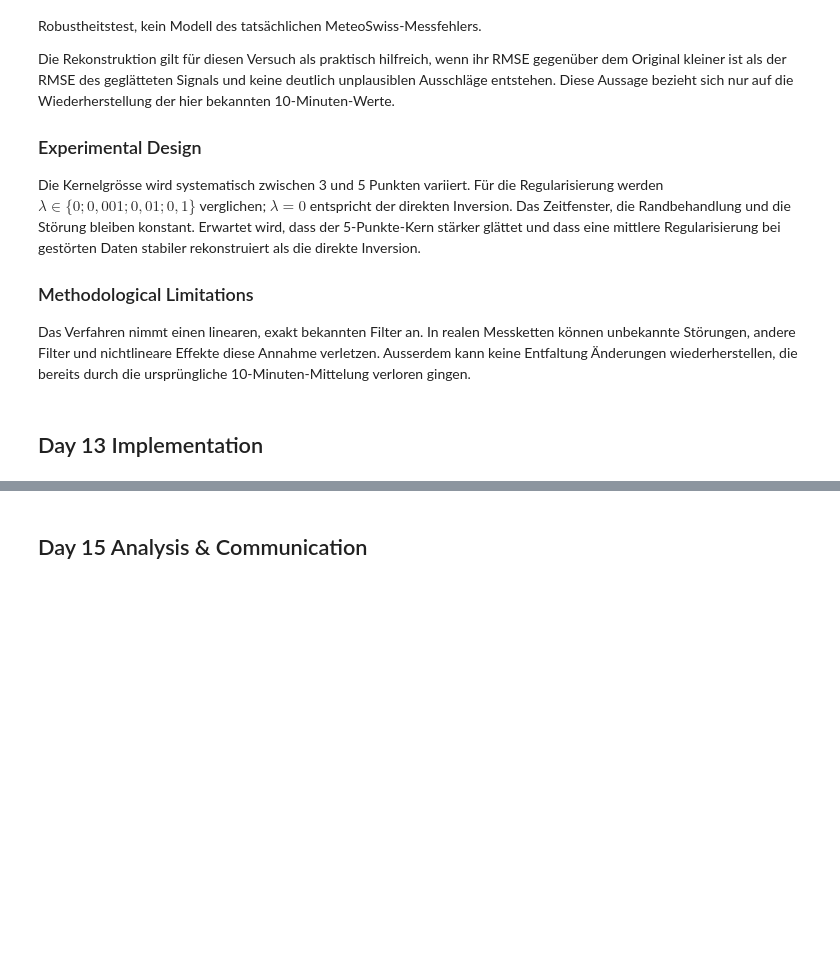
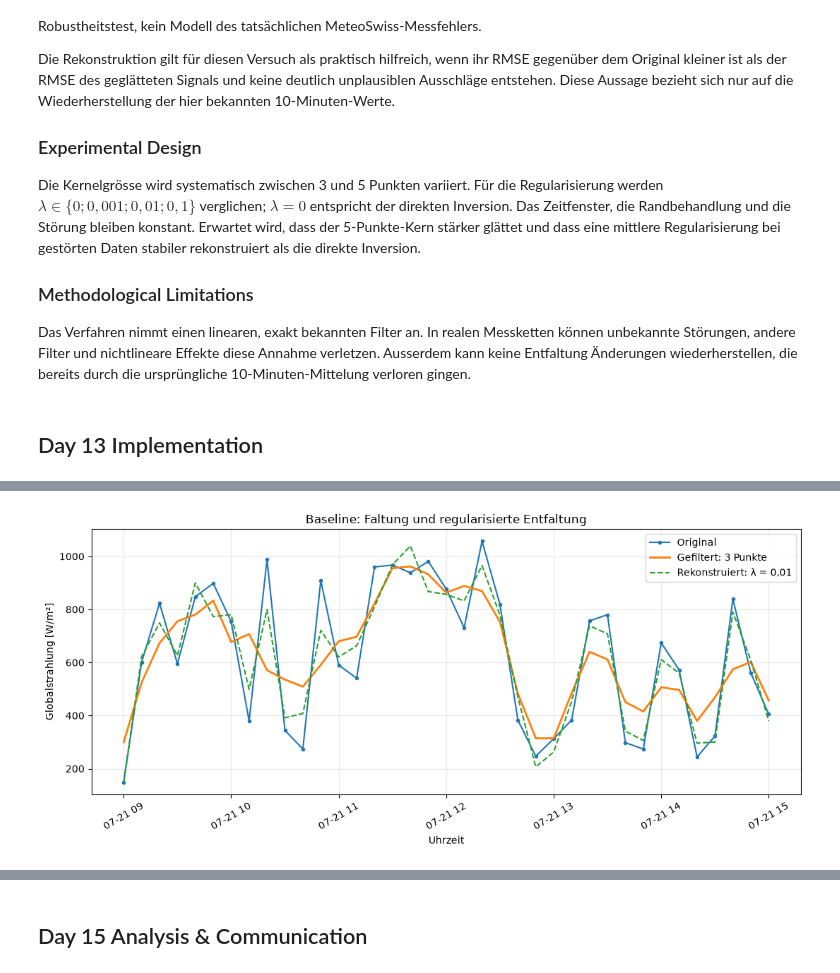
Before and after one commit to Haris-1-1/gbsv, a Jupyter notebook: gbsv_mc1/notebooks/03_convolution_deconvolution.ipynb, the cells around one changed output, grey strips where cells are left out. Cells and saved outputs as stored; diff of their text form; code cells hidden in the pictures; blank space fills up the shorter version.

```diff
--- a/gbsv_mc1/notebooks/03_convolution_deconvolution.ipynb
+++ b/gbsv_mc1/notebooks/03_convolution_deconvolution.ipynb
@@ -89,2 +136,46 @@ Das Verfahren nimmt einen linearen, exakt bekannten Filter an. In realen Messket
+# %%
+def convolution_matrix(signal_length, kernel):
+    matrix = np.zeros((signal_length, signal_length))
+
+    for column in range(signal_length):
+        basis_vector = np.zeros(signal_length)
+        basis_vector[column] = 1.0
+        matrix[:, column] = manual_convolution(basis_vector, kernel)
+
+    return matrix
+
+
+def deconvolve(filtered_values, kernel, regularization):
+    matrix = convolution_matrix(len(filtered_values), kernel)
+
+    if regularization == 0:
+        return np.linalg.lstsq(matrix, filtered_values, rcond=None)[0]
+
+    left_side = matrix.T @ matrix + regularization * np.eye(len(filtered_values))
+    right_side = matrix.T @ filtered_values
+    return np.linalg.solve(left_side, right_side)
+
+
+baseline_regularization = 0.01
+reconstructed_3 = deconvolve(
+    filtered_3,
+    kernel_3,
+    baseline_regularization,
+)
+
+plt.figure(figsize=(11, 5))
+plt.plot(times, signal, marker="o", markersize=3, label="Original")
+plt.plot(times, filtered_3, linewidth=2, label="Gefiltert: 3 Punkte")
+plt.plot(times, reconstructed_3, linestyle="--", label="Rekonstruiert: λ = 0,01")
+plt.xlabel("Uhrzeit")
+plt.ylabel("Globalstrahlung [W/m²]")
+plt.title("Baseline: Faltung und regularisierte Entfaltung")
+plt.grid(alpha=0.3)
+plt.legend()
+plt.xticks(rotation=30)
+plt.tight_layout()
+plt.show()
+# %% [output]
+[figure, added]
 # %% [markdown]
 ## Day 14 Evaluation
```
Also changed, not shown: parts of 8 cells of this notebook.
